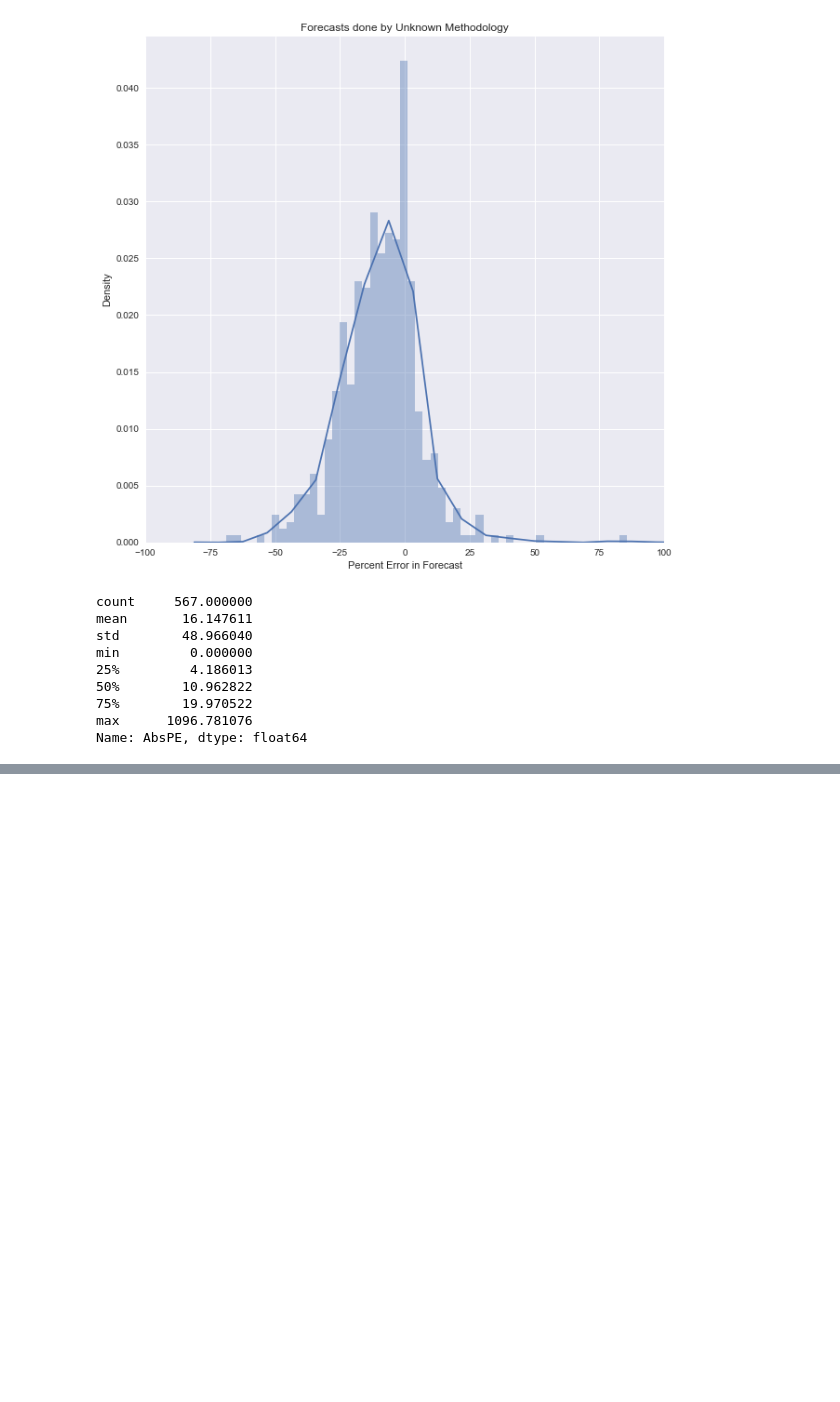
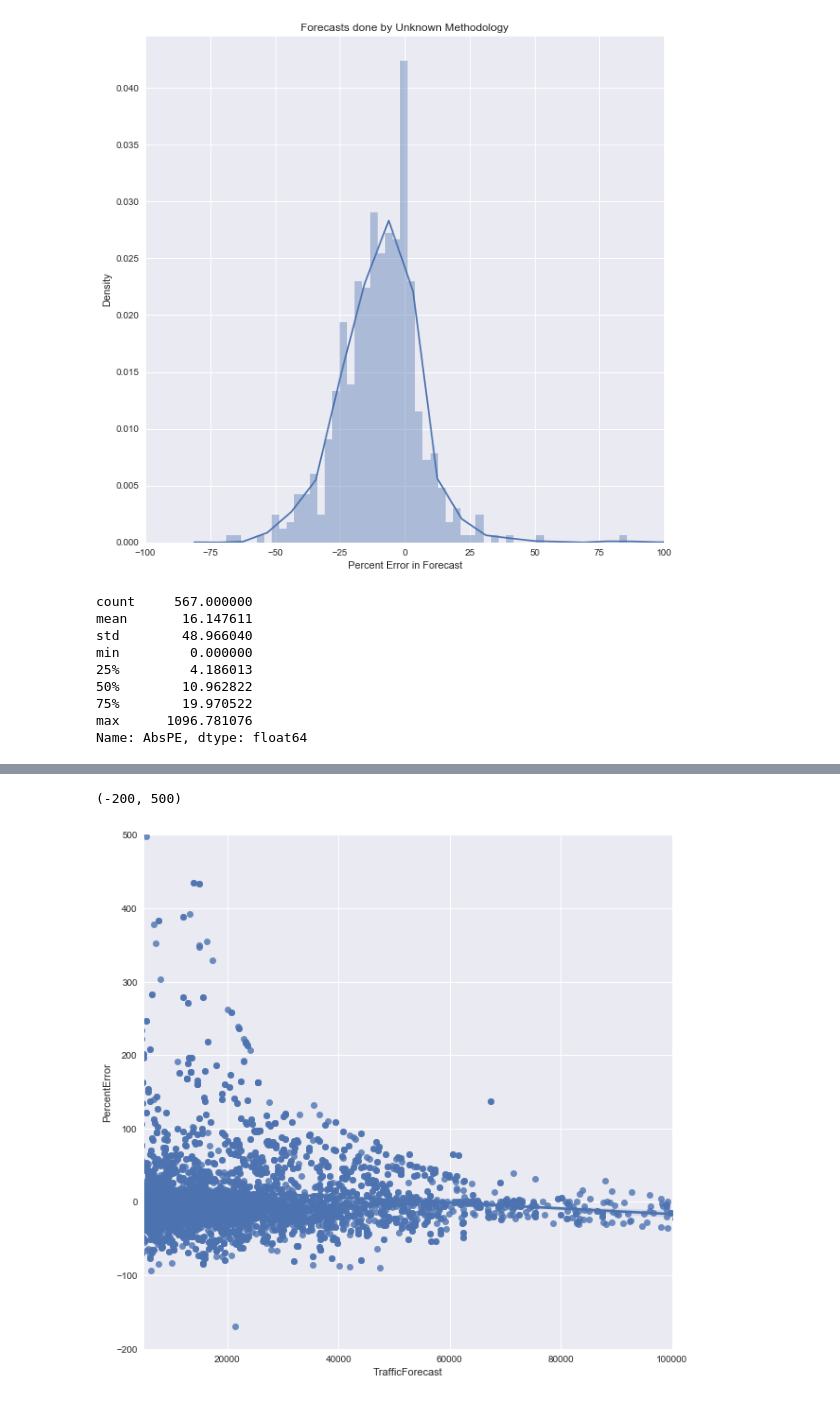
Before and after one commit to jawadmhoque/accuracy-assessment, a Jupyter notebook: Accuracy Algorithm.ipynb, the cells around one changed output, grey strips where cells are left out. Saved outputs shown, nothing was run; the diff lists cells and outputs as text; code cells hidden in the pictures; blank space fills up the shorter version.

```diff
--- a/Accuracy Algorithm.ipynb
+++ b/Accuracy Algorithm.ipynb
@@ -963,0 +1024,9 @@ Name: AbsPE, dtype: float64
+# %%
+ax=sns.regplot(new['TrafficForecast'],new['PercentError'])
+ax.figure.set_size_inches(10,10)
+ax.set_xlim(5000,100000)
+ax.set_ylim(-200,500)
+#ax.figure.savefig('scatterplot3.png')
+# %% [output]
+(-200, 500)
+[figure, added]
```
Also changed, not shown: parts of 24 cells of this notebook, 4 other files.
